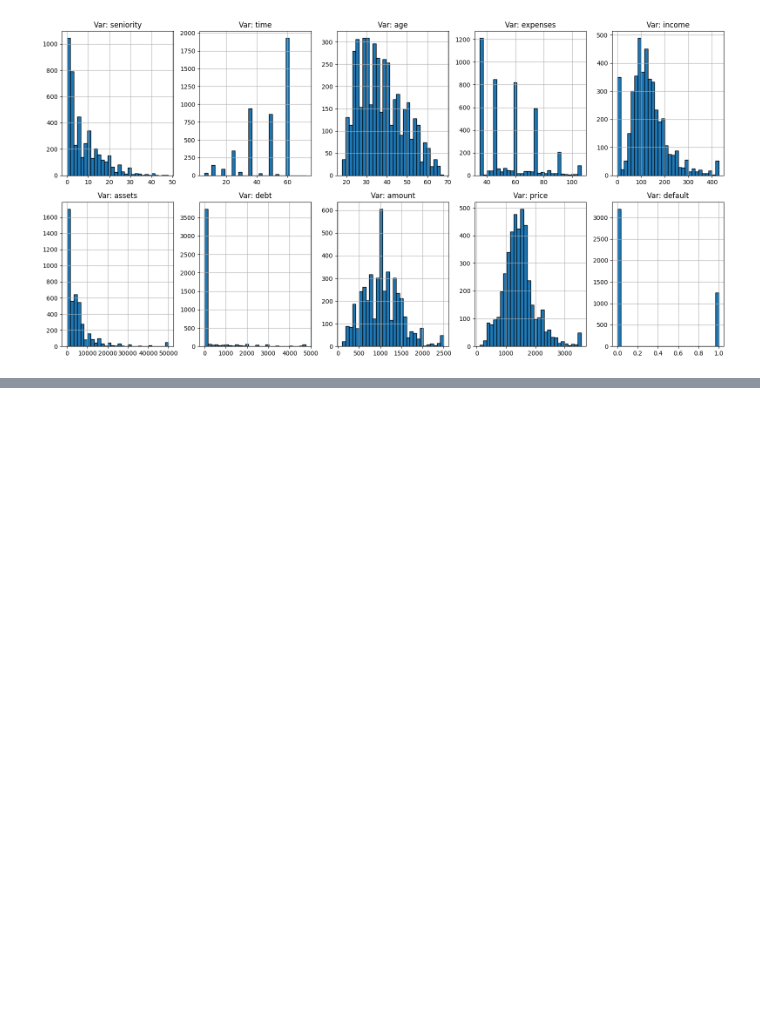
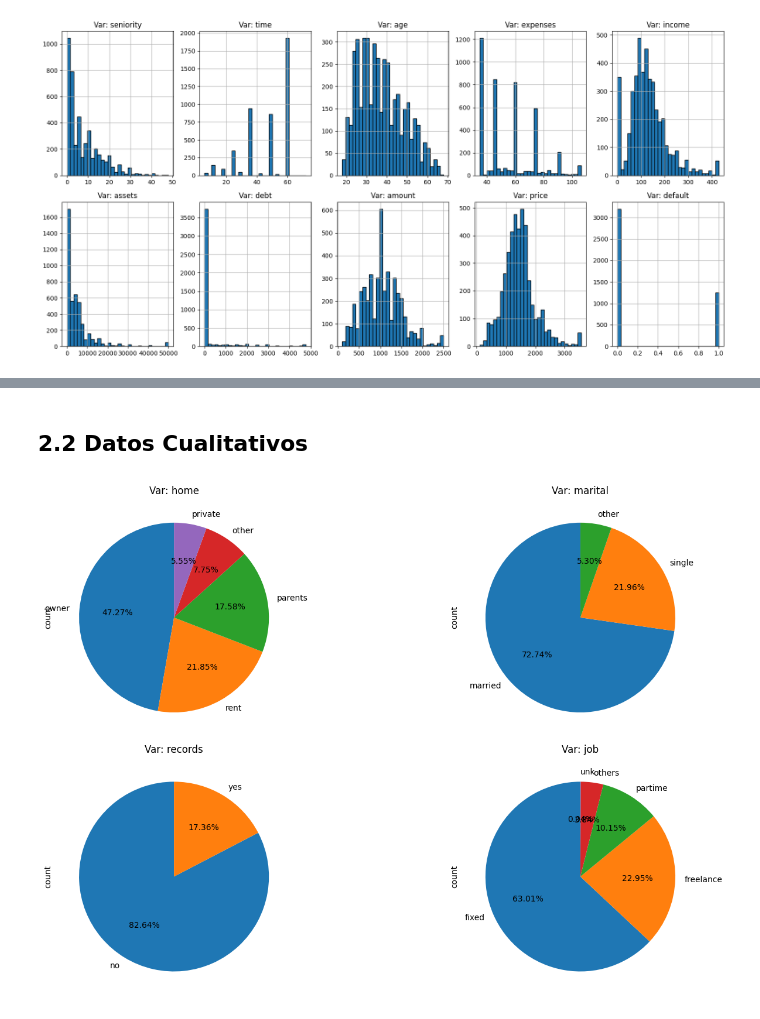
Before and after one commit to DsRaul/Creding_Scoring, a Jupyter notebook: Credit_Scoring_Prediction_RS.ipynb, the cells around one changed output, grey strips where cells are left out. Drawn from its saved outputs; the diff is of its cells as text; code cells hidden in the pictures; blank space fills up the shorter version.

```diff
--- a/Credit_Scoring_Prediction_RS.ipynb
+++ b/Credit_Scoring_Prediction_RS.ipynb
@@ -528,0 +557,29 @@ plt.show()
+# %% [markdown]
+## 2.2 Datos Cualitativos
+# %%
+# Seleccionar las columnas categóricas
+categorical_cols = data_treatment.select_dtypes(include='object').columns
+
+# Crear el diseño de subgráficas
+fig, axes = plt.subplots(2, 2, figsize=(16, 9))
+axes = axes.flatten()
+
+# Generar una gráfica de pastel por cada columna categórica
+for i, col in enumerate(categorical_cols):
+    data_treatment[col].value_counts().plot.pie(
+        ax=axes[i],
+        autopct='%1.2f%%',
+        startangle=90,
+        legend=False,
+        title=f"Var: {col}"
+    )
+    axes[i].set_ylabel('count')  # Etiqueta del eje y
+
+# Ocultar cualquier gráfico adicional si no se usa
+for j in range(i + 1, len(axes)):
+    fig.delaxes(axes[j])
+
+plt.tight_layout()
+plt.show()
+# %% [output]
+[figure, added]
```
Also changed, not shown: parts of 54 cells of this notebook.
